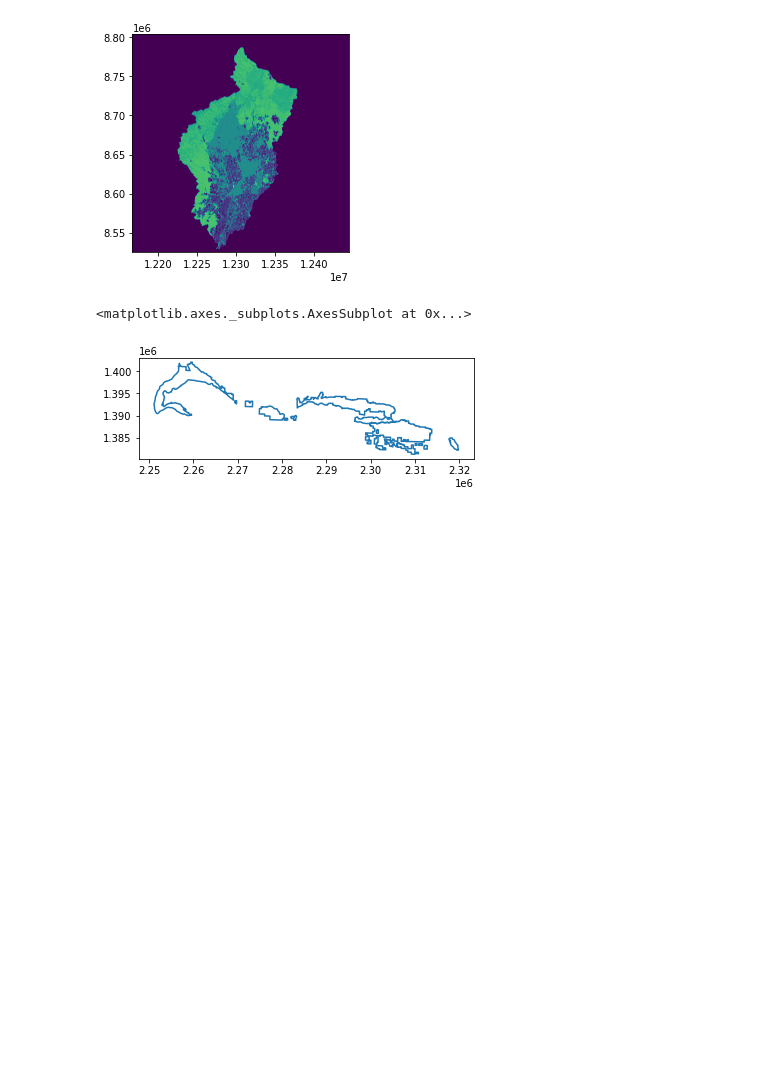
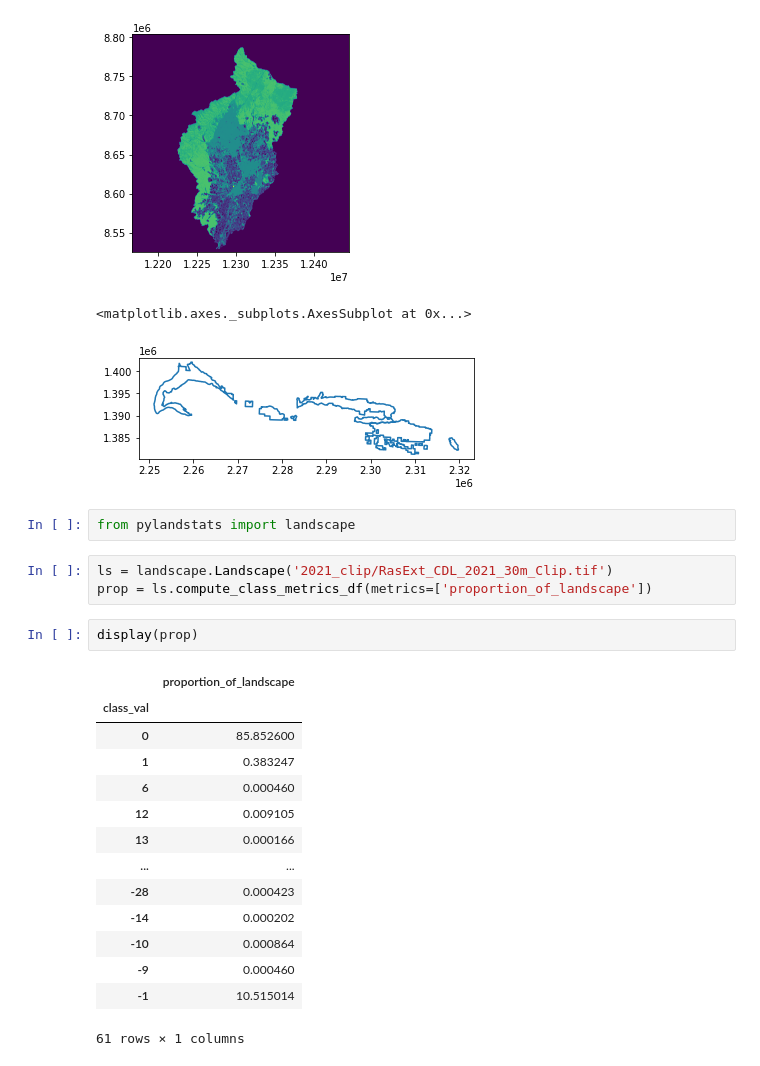
Before and after one commit to bridgetmarie24/pod_pou_lulcc, a Jupyter notebook: subset_LULCC.ipynb, the cells around one changed output. Drawn from its saved outputs; the diff is of its cells as text; blank space fills up the shorter version.

Commit message:
pylandstats trial

```diff
--- a/subset_LULCC.ipynb
+++ b/subset_LULCC.ipynb
@@ -146,3 +151,25 @@ shp_file.boundary.plot()
 [figure]
 <matplotlib.axes._subplots.AxesSubplot at 0x...>
 [figure]
+# %%
+from pylandstats import landscape
+# %%
+ls = landscape.Landscape('2021_clip/RasExt_CDL_2021_30m_Clip.tif')
+prop = ls.compute_class_metrics_df(metrics=['proportion_of_landscape'])
+# %%
+display(prop)
+# %% [output]
+|  | proportion_of_landscape |
+| class_val |  |
+| 0 | 85.852600 |
+| 1 | 0.383247 |
+| 6 | 0.000460 |
+| 12 | 0.009105 |
+| 13 | 0.000166 |
+| ... | ... |
+| -28 | 0.000423 |
+| -14 | 0.000202 |
+| -10 | 0.000864 |
+| -9 | 0.000460 |
+| -1 | 10.515014 |
+61 rows × 1 columns
```
Also changed, not shown: parts of 3 cells of this notebook.
